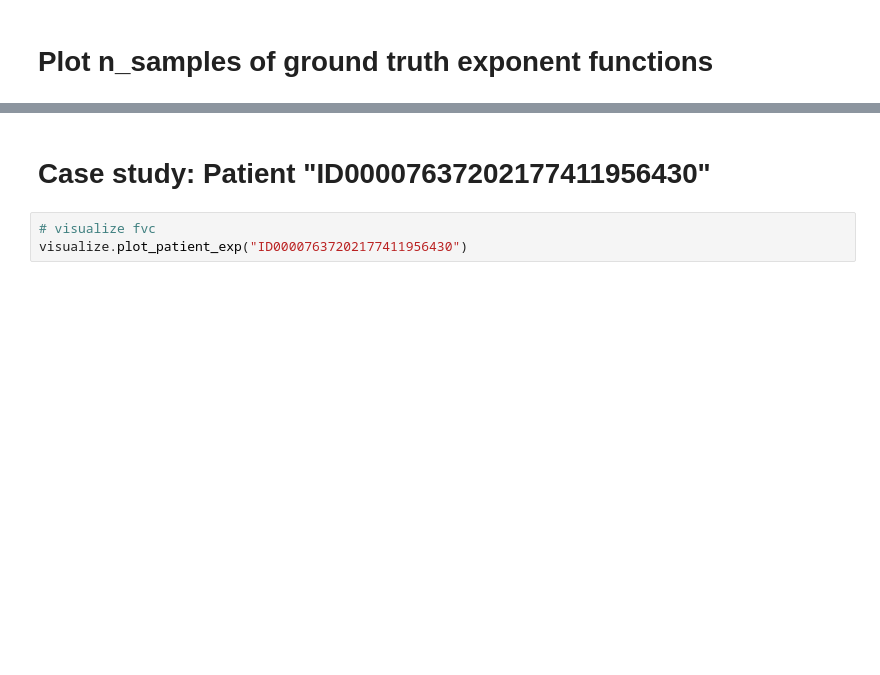
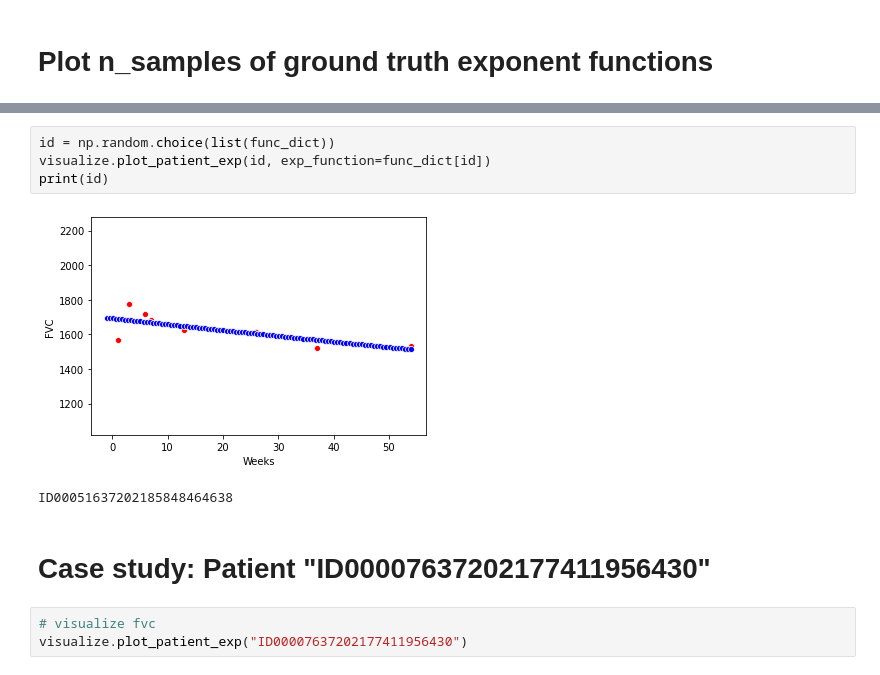
Before and after one commit to omerhac/osic-fibrosis, a Jupyter notebook: exponent_functions_eda.ipynb, the cells around one changed output, grey strips where cells are left out. Saved outputs shown, nothing was run; the diff lists cells and outputs as text; blank space fills up the shorter version.

```diff
--- a/exponent_functions_eda.ipynb
+++ b/exponent_functions_eda.ipynb
@@ -159,3 +253,10 @@ for id in train_table["Patient"].unique()[20:30]:
+# %%
+id = np.random.choice(list(func_dict))
+visualize.plot_patient_exp(id, exp_function=func_dict[id])
+print(id)
+# %% [output]
+[figure, added]
+ID00051637202185848464638
 # %% [markdown]
 # Case study: Patient "ID00007637202177411956430"
 # %%
```
Also changed, not shown: parts of 16 cells of this notebook.
